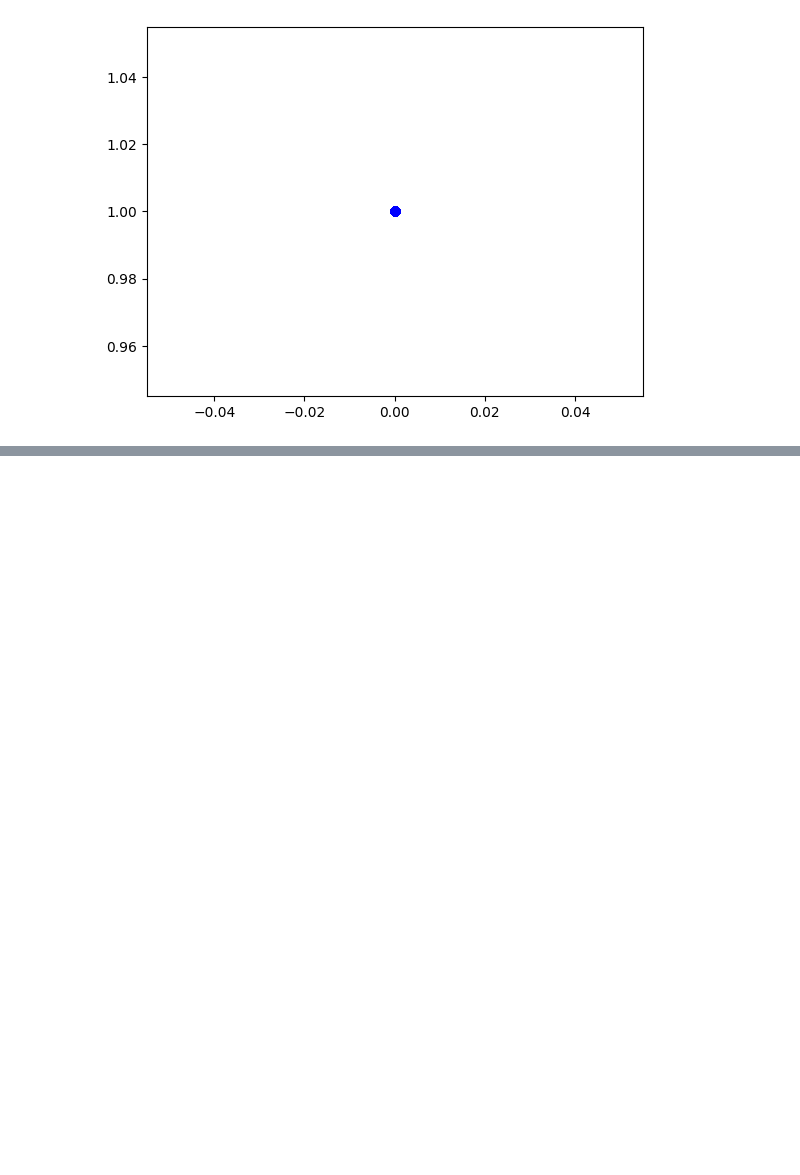
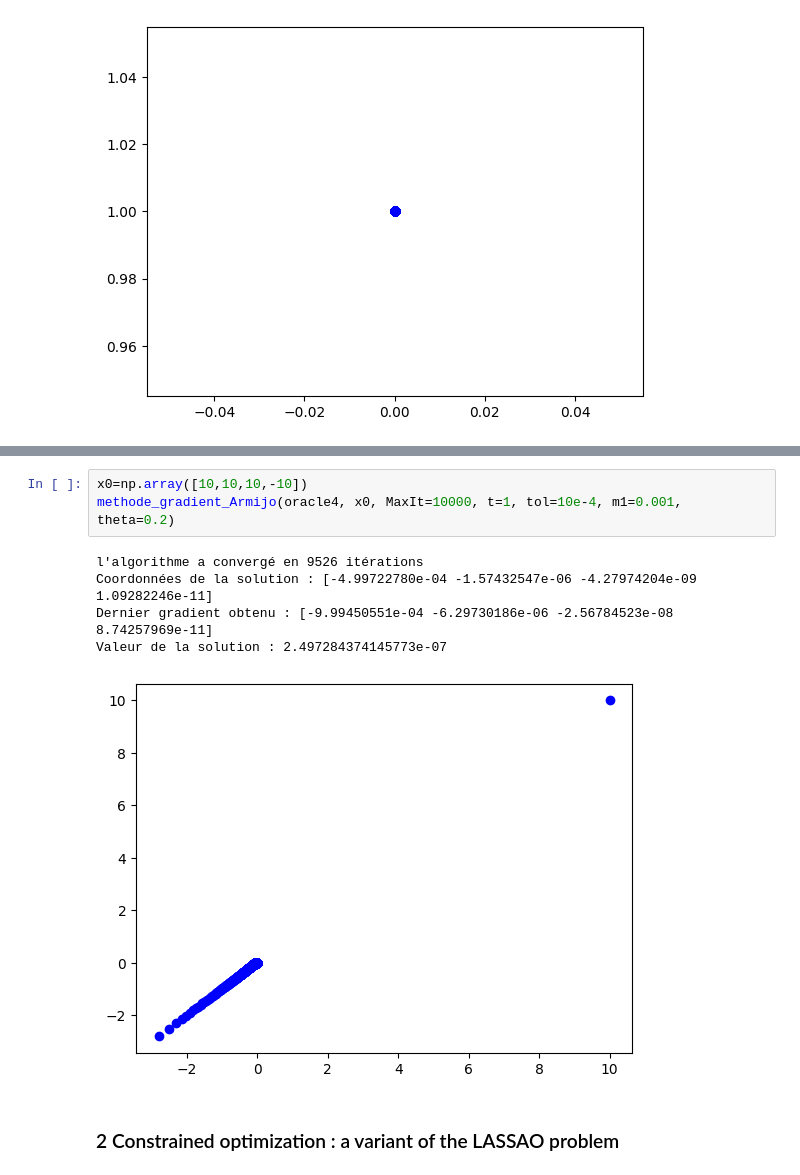
Before and after one commit to ValentinLassaigne/NLP, a Jupyter notebook: Projet_NLP.ipynb, the cells around one changed output, grey strips where cells are left out. Cells and saved outputs as stored; diff of their text form; blank space fills up the shorter version.

```diff
--- a/Projet_NLP.ipynb
+++ b/Projet_NLP.ipynb
@@ -284,0 +320,11 @@ Dernière valeur de la fonction obtenu: 166641667500.0
+# %%
+x0=np.array([10,10,10,-10])
+methode_gradient_Armijo(oracle4, x0, MaxIt=10000, t=1, tol=10e-4, m1=0.001, theta=0.2)
+# %% [output]
+l'algorithme a convergé en 9526 itérations
+Coordonnées de la solution : [-4.99722780e-04 -1.57432547e-06 -4.27974204e-09  1.09282246e-11]
+Dernier gradient obtenu : [-9.99450551e-04 -6.29730186e-06 -2.56784523e-08  8.74257969e-11]
+Valeur de la solution : 2.497284374145773e-07
+[figure, added]
+# %% [markdown]
+### 2 Constrained optimization : a variant of the LASSAO problem
```
Also changed, not shown: parts of 11 cells of this notebook.
